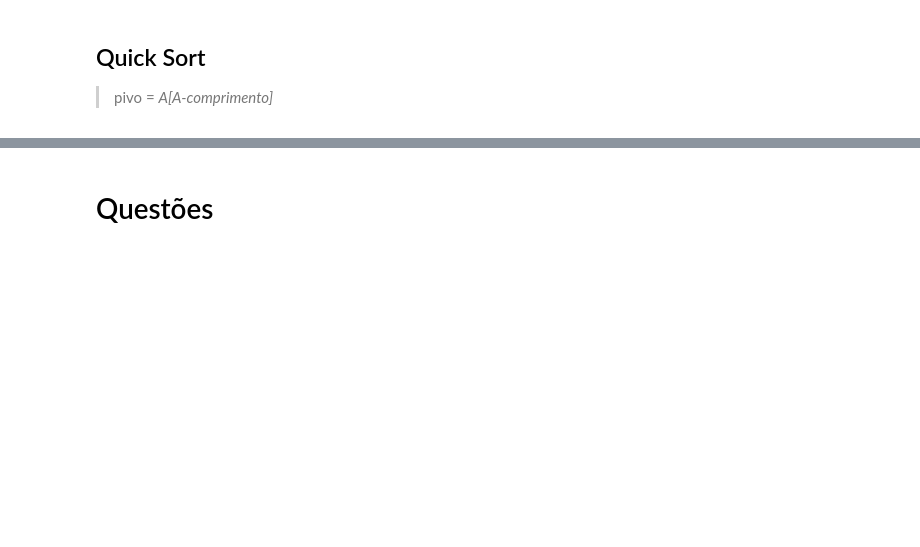
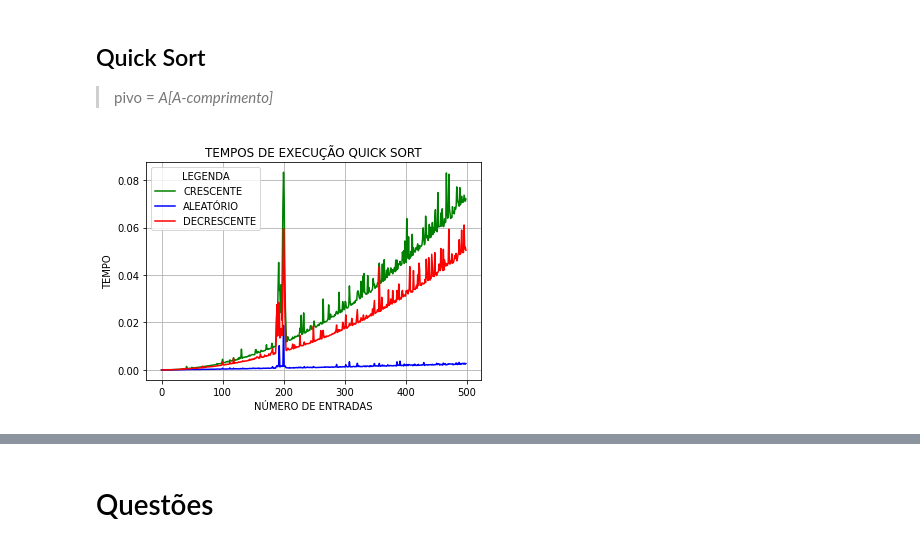
Before and after one commit to fabioVitorTavares/EFC1-GCC253---Complexidade-e-Projeto-de-Algoritmos, a Jupyter notebook: EFC1_GCC_253.ipynb, the cells around one changed output, grey strips where cells are left out. Cells and saved outputs as stored; diff of their text form; code cells hidden in the pictures; blank space fills up the shorter version.

```diff
--- a/EFC1_GCC_253.ipynb
+++ b/EFC1_GCC_253.ipynb
@@ -310,7 +310,79 @@ def heapSort():
 ## Quick Sort
 
 > pivo = *A[A-comprimento]*
-# %%
-def quickSort():
-
-  return
+# %%
+
+def particao(arr, ini, fim, numeroComparacoes):
+    pivo = arr[fim]
+    me = ini-1
+    ma = ini-1
+    for i in range(ini, fim+1):
+
+        if arr[i] > pivo:
+            numeroComparacoes += 1
+            ma += 1
+        else:
+            me += 1
+            ma += 1
+            arr[ma], arr[me] = arr[me], arr[ma]
+    return me, numeroComparacoes
+
+def quick(arr, ini, fim, numeroComparacoes):
+
+    if ini < fim:
+        pp, numeroComparacoes = particao(arr, ini, fim, numeroComparacoes)
+        numeroComparacoes = quick(arr, ini, pp-1, numeroComparacoes)
+        numeroComparacoes = quick(arr, pp+1, fim, numeroComparacoes)
+
+    return numeroComparacoes
+
+
+
+def quickSort(arr):
+    numeroComparacoes = 0
+    timeInicial = time.time()
+    numeroComparacoes = quick(arr, 0, len(arr)-1, numeroComparacoes)
+    return time.time() - timeInicial, numeroComparacoes
+
+
+timesArrayOrdenadoCrescente = []
+timesArrayAleatorio = []
+timesArrayOrdenadoDecrescente = []
+comparacoesArrayOrdenadoCrescente = []
+comparacoesArrayAleatorio = []
+comparacoesArrayOrdenadoDecrescente = []
+numeroEntradas = []
+
+
+for i in range(quantidadeArray):
+    timesArrayOrdenadoCrescente.append(quickSort(numpy.arange(0,i,1))[0])
+    timesArrayAleatorio.append(quickSort(numpy.random.randint(0, intervalo, i))[0])
+    timesArrayOrdenadoDecrescente.append(quickSort(numpy.arange(i-1,-1,-1))[0])
+    comparacoesArrayOrdenadoCrescente.append(quickSort(numpy.arange(0,i,1))[1])
+    comparacoesArrayAleatorio.append(quickSort(numpy.random.randint(0, intervalo, i))[1])
+    comparacoesArrayOrdenadoDecrescente.append(quickSort(numpy.arange(i-1,-1,-1))[1])
+    numeroEntradas.append(i)
+
+
+plt.title("TEMPOS DE EXECUÇÃO QUICK SORT")
+plt.plot(numeroEntradas,timesArrayOrdenadoCrescente, color='green')
+plt.plot(numeroEntradas,timesArrayAleatorio,color='blue')
+plt.plot(numeroEntradas,timesArrayOrdenadoDecrescente, color='red')
+plt.legend(['CRESCENTE','ALEATÓRIO','DECRESCENTE'], title = "LEGENDA")
+plt.grid(True)
+plt.xlabel("NÚMERO DE ENTRADAS")
+plt.ylabel("TEMPO")
+plt.show()
+
+
+plt.title("NÚMERO DE COMPARAÇÕES QUICK SORT")
+plt.plot(numeroEntradas,comparacoesArrayOrdenadoCrescente, color='green')
+plt.plot(numeroEntradas,comparacoesArrayAleatorio,color='blue')
+plt.plot(numeroEntradas,comparacoesArrayOrdenadoDecrescente, color='red')
+plt.legend(['CRESCENTE','ALEATÓRIO','DECRESCENTE'], title = "LEGENDA")
+plt.grid(True)
+plt.xlabel("NÚMERO DE ENTRADAS")
+plt.ylabel("NÚMERO DE COMPARAÇÕES")
+plt.show()
+# %% [output]
+[figure, added]
```
Also changed, not shown: parts of 1 cell of this notebook.
